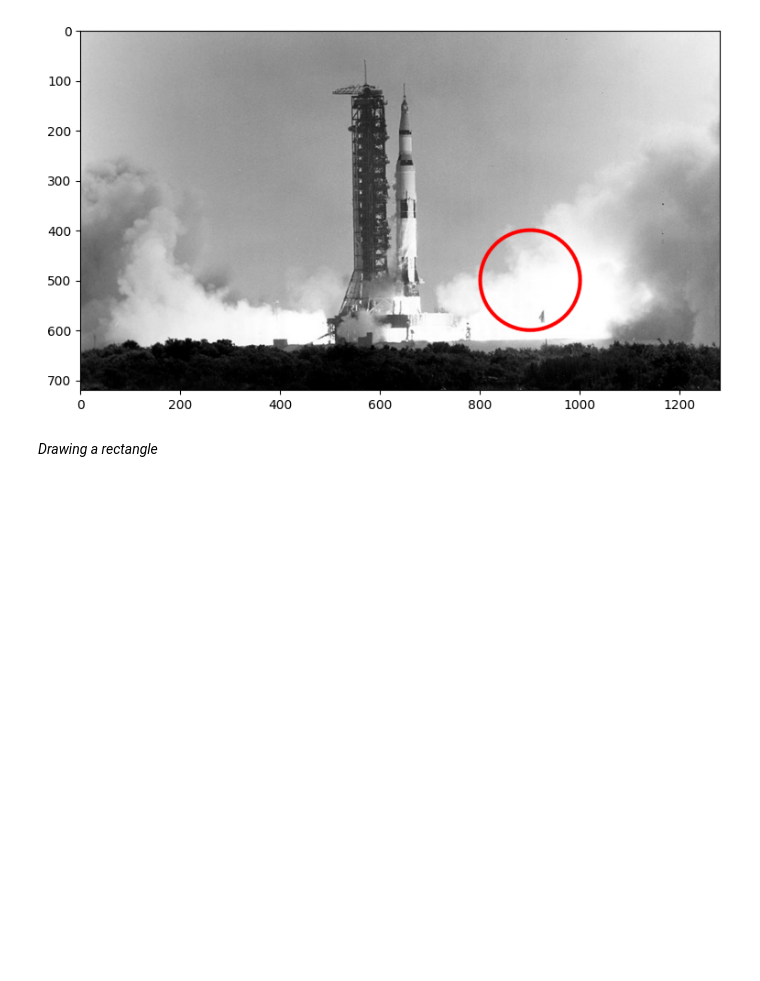
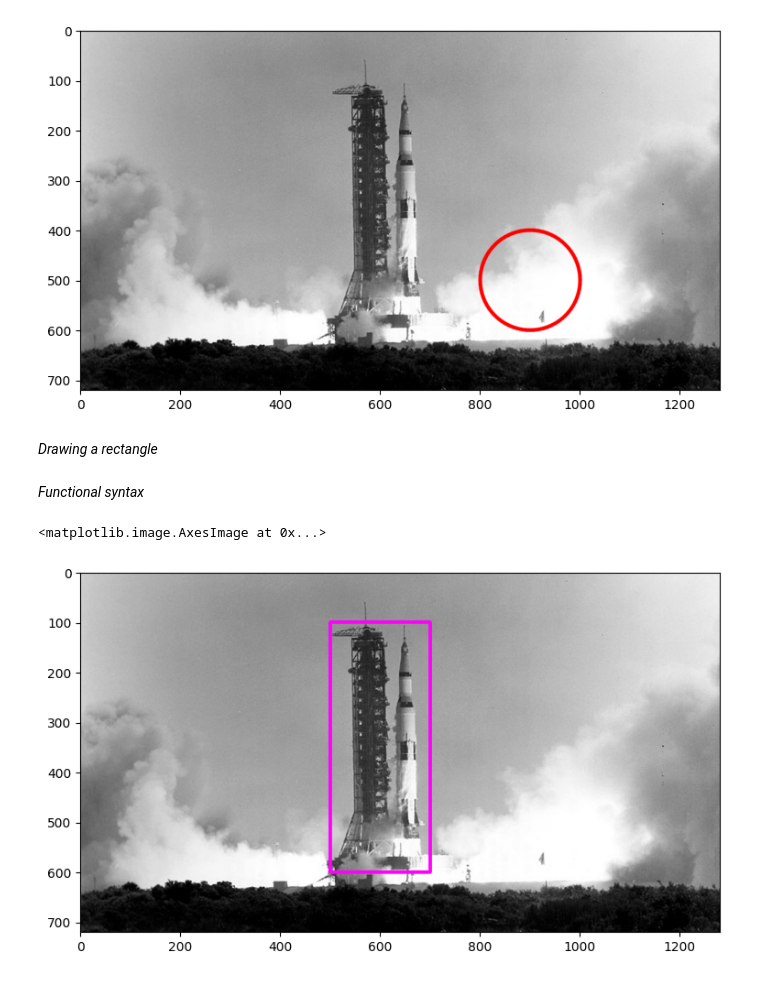
Before and after one commit to pereruannabaala/Image_Annotation, a Jupyter notebook: Image_Annotation.ipynb, the cells around one changed output. Saved outputs shown, nothing was run; the diff lists cells and outputs as text; code cells hidden in the pictures; blank space fills up the shorter version.

Commit message:
Annotating using rectangle

```diff
--- a/Image_Annotation.ipynb
+++ b/Image_Annotation.ipynb
@@ -90,3 +90,5 @@ plt.imshow(imageCircle[:,:,::-1])
 [figure]
 # %% [markdown]
 *Drawing a rectangle*
+# %% [markdown]
+*Functional syntax*
@@ -92,0 +97,11 @@ plt.imshow(imageCircle[:,:,::-1])
+# %%
+# Draw a rectangle (thickness is a positive integer)
+imageRectangle = image.copy()
+
+cv2.rectangle(imageRectangle, (500, 100), (700, 600), (255, 0, 255), thickness=5, lineType=cv2.LINE_8)
+
+# Display the image
+plt.imshow(imageRectangle[:, :, ::-1])
+# %% [output]
+<matplotlib.image.AxesImage at 0x...>
+[figure, added]
```
Also changed, not shown: parts of 1 cell of this notebook.
